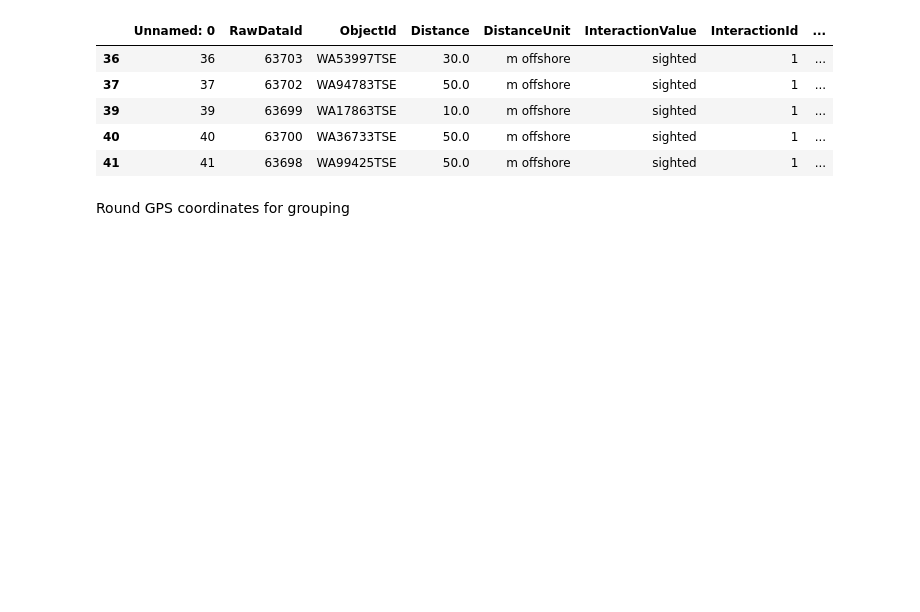
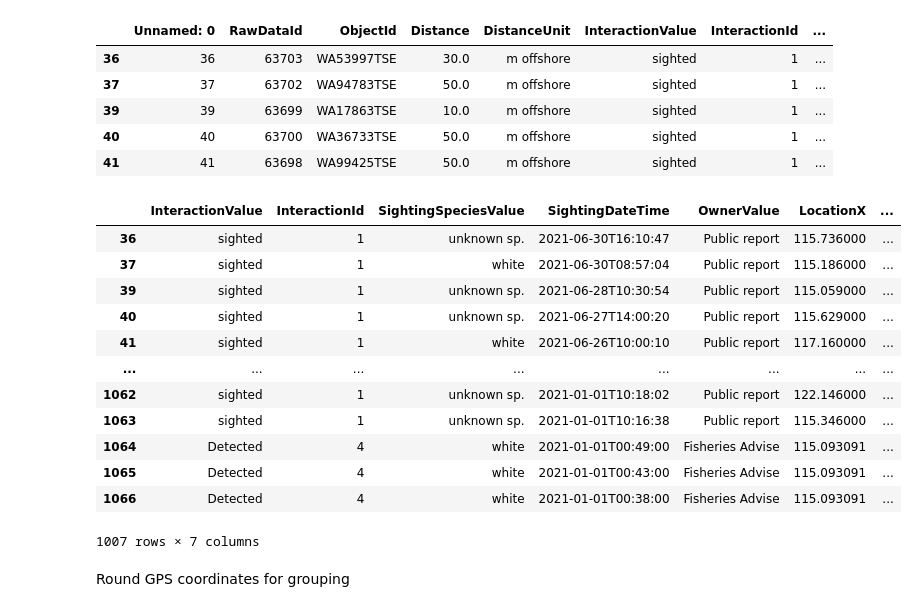
Before and after one commit to cphyland/Project-2, a Jupyter notebook: sharkdata.ipynb, the cells around one changed output. Drawn from its saved outputs; the diff is of its cells as text; code cells hidden in the pictures; blank space fills up the shorter version.

```diff
--- a/sharkdata.ipynb
+++ b/sharkdata.ipynb
@@ -192,8 +198,23 @@ datefiltered_df.head()
 # %%
 # save data at this stage for group use
 
 export_data = datefiltered_df[['InteractionValue','InteractionId','SightingSpeciesValue','SightingDateTime','OwnerValue','LocationX','LocationY']]
 export_data.to_csv('data/sharks/sharks_cleaned.csv')
+export_data
+# %% [output]
+|  | InteractionValue | InteractionId | SightingSpeciesValue | SightingDateTime | OwnerValue | LocationX | ... |
+| 36 | sighted | 1 | unknown sp. | 2021-06-30T16:10:47 | Public report | 115.736000 | ... |
+| 37 | sighted | 1 | white | 2021-06-30T08:57:04 | Public report | 115.186000 | ... |
+| 39 | sighted | 1 | unknown sp. | 2021-06-28T10:30:54 | Public report | 115.059000 | ... |
+| 40 | sighted | 1 | unknown sp. | 2021-06-27T14:00:20 | Public report | 115.629000 | ... |
+| 41 | sighted | 1 | white | 2021-06-26T10:00:10 | Public report | 117.160000 | ... |
+| ... | ... | ... | ... | ... | ... | ... | ... |
+| 1062 | sighted | 1 | unknown sp. | 2021-01-01T10:18:02 | Public report | 122.146000 | ... |
+| 1063 | sighted | 1 | unknown sp. | 2021-01-01T10:16:38 | Public report | 115.346000 | ... |
+| 1064 | Detected | 4 | white | 2021-01-01T00:49:00 | Fisheries Advise | 115.093091 | ... |
+| 1065 | Detected | 4 | white | 2021-01-01T00:43:00 | Fisheries Advise | 115.093091 | ... |
+| 1066 | Detected | 4 | white | 2021-01-01T00:38:00 | Fisheries Advise | 115.093091 | ... |
+1007 rows × 7 columns
 # %% [markdown]
 Round GPS coordinates for grouping
 # %%
```
Also changed, not shown: parts of 3 cells of this notebook, 1 other file.
